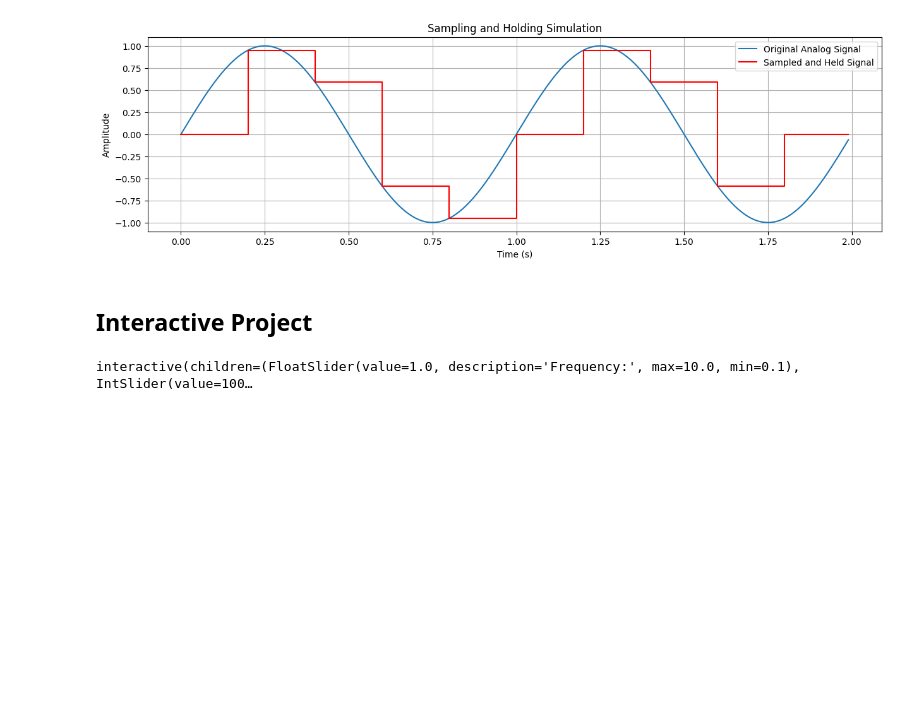
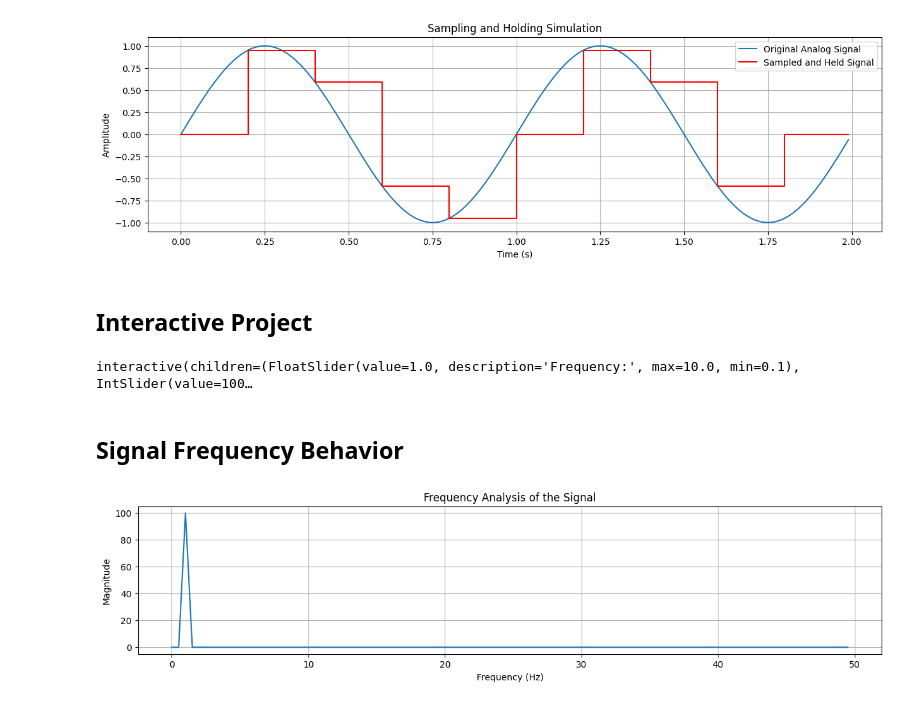
Before and after one commit to GustavoUNAL/D-A_Converter, a Jupyter notebook: main.ipynb, the cells around one changed output. Saved outputs shown, nothing was run; the diff lists cells and outputs as text; code cells hidden in the pictures; blank space fills up the shorter version.

Commit message:
Frequency Analysis of the Sampled and Held Signal

```diff
--- a/main.ipynb
+++ b/main.ipynb
@@ -125,3 +125,38 @@ interactive_plot = interactive(simulate_sample_hold,
 display(interactive_plot)
 # %% [output]
 interactive(children=(FloatSlider(value=1.0, description='Frequency:', max=10.0, min=0.1), IntSlider(value=100…
+# %% [markdown]
+## Signal Frequency Behavior
+# %%
+import numpy as np
+from numpy.fft import fft, fftfreq
+import matplotlib.pyplot as plt
+
+# Re-define the signal parameters and generate the analog signal (sinusoidal)
+frequency = 1  # The signal's frequency in Hertz (Hz)
+sampling_rate = 100  # The sampling rate in Hertz (Hz)
+duration = 2  # The duration of the signal in seconds
+time = np.arange(0, duration, 1/sampling_rate)  # Create a time vector
+
+analog_signal = np.sin(2 * np.pi * frequency * time)  # Generate the analog (sinusoidal) signal
+
+# Calculate the FFT of the signal
+fft_result = fft(analog_signal)  # Perform the Fast Fourier Transform on the signal
+# Calculate the frequencies for the FFT components
+frequencies = fftfreq(len(time), 1/sampling_rate)  # Get the corresponding frequency vector
+
+# Take the magnitude of the FFT and frequencies (only half, as it is symmetric and conjugated)
+n = len(time)
+fft_magnitude = np.abs(fft_result)[:n // 2]  # Calculate the magnitude of the FFT (only half is needed due to symmetry)
+frequencies = frequencies[:n // 2]  # Adjust the frequency vector to match the FFT magnitude
+
+# Plot the FFT magnitude vs. frequencies
+plt.figure(figsize=(15, 3))  # Set the figure size
+plt.plot(frequencies, fft_magnitude)  # Plot the FFT magnitude versus frequencies
+plt.title('Frequency Analysis of the Signal')  # Graph title
+plt.xlabel('Frequency (Hz)')  # X-axis label
+plt.ylabel('Magnitude')  # Y-axis label
+plt.grid(True)  # Show grid
+plt.show()  # Display the graph
+# %% [output]
+[figure, added]
```
Also changed, not shown: parts of 1 cell of this notebook.
